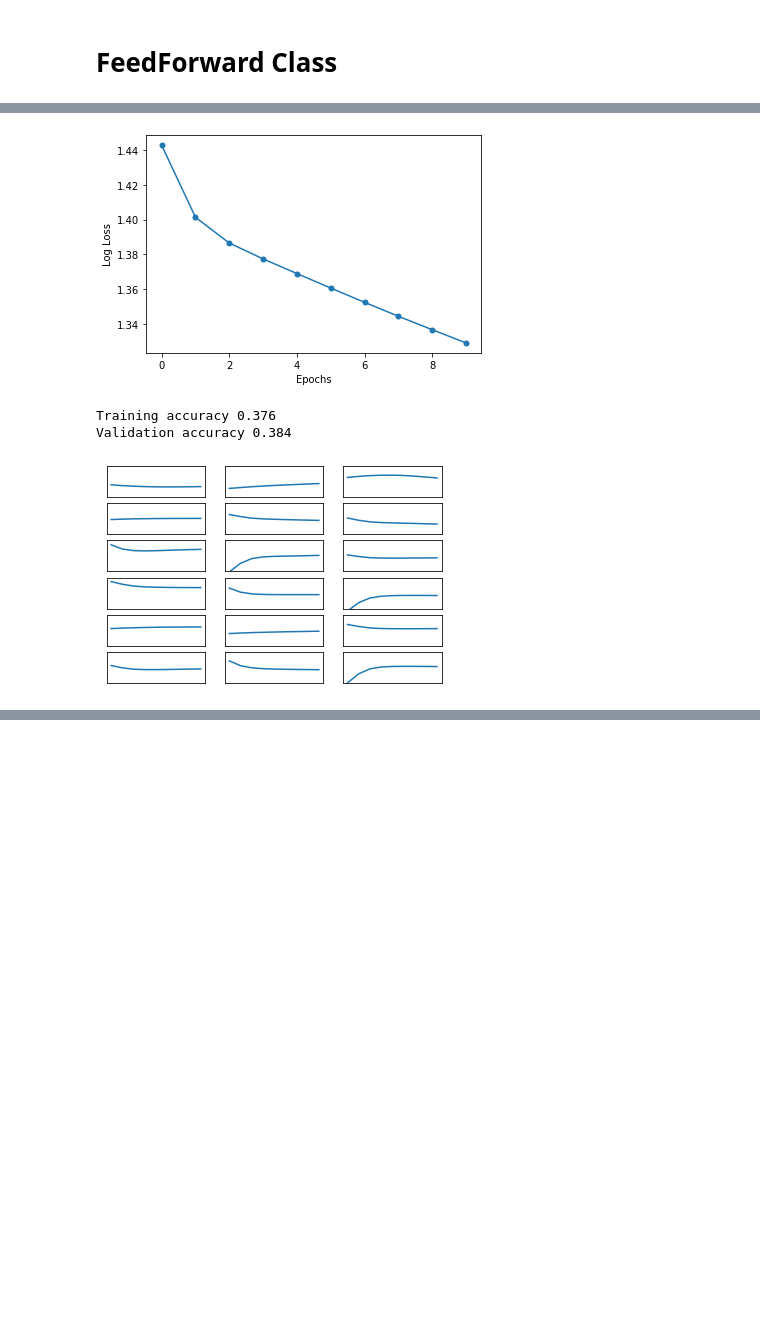
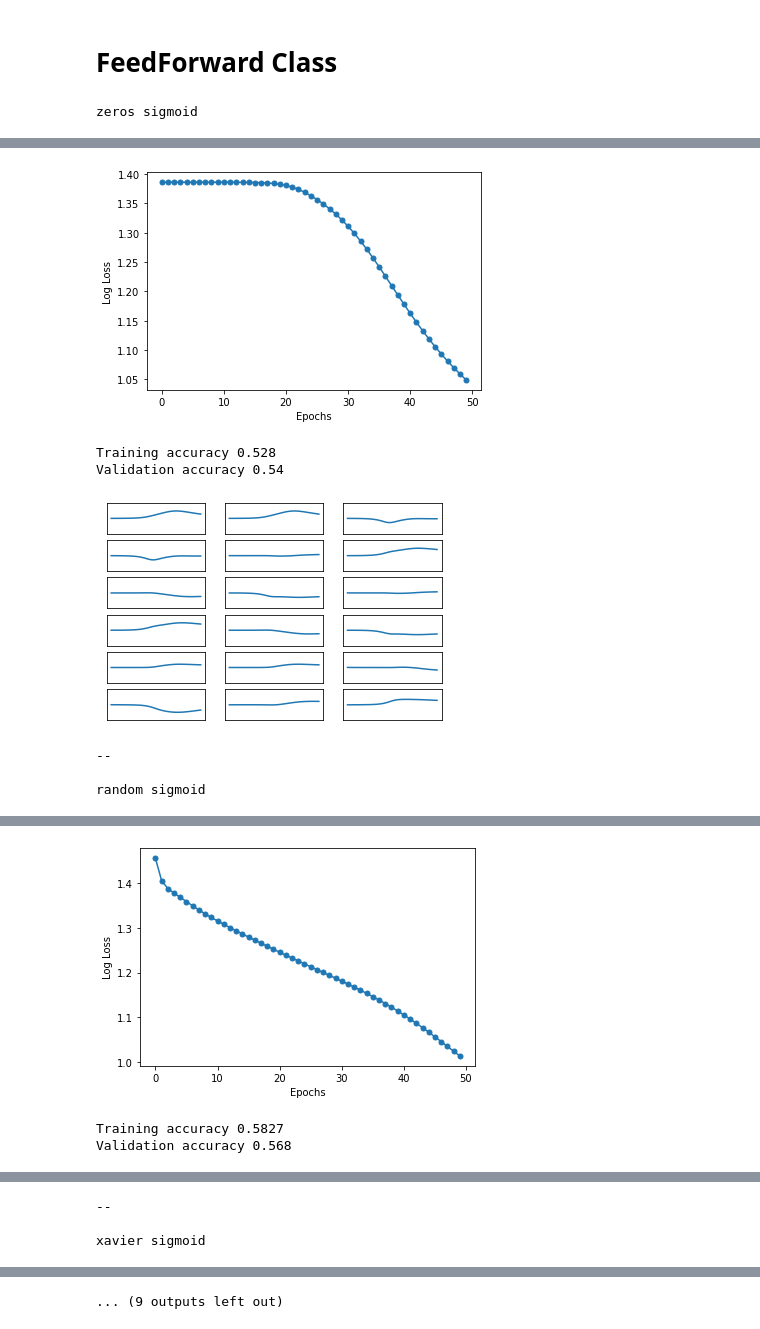
Before and after one commit to aborundiya/NeuralNetwork, a Jupyter notebook: ActivationFunctionsAndInitialization.ipynb, the cells around one changed output, grey strips where cells are left out. Saved outputs shown, nothing was run; the diff lists cells and outputs as text; code cells hidden in the pictures; blank space fills up the shorter version.

```diff
--- a/ActivationFunctionsAndInitialization.ipynb
+++ b/ActivationFunctionsAndInitialization.ipynb
@@ -65,8 +65,8 @@ class FeedForward:
         self.params['B'+str(i)] = np.random.randn(1,self.layer_sizes[i])
     elif init_method == 'zeros':
       for i in range(1, self.num_layers + 1):
-        self.params['W' + str(i)] = np.zeros(self.layer_sizes[i-1],self.layer_sizes[i])
-        self.params['B' + str(i)] = np.zeros(1,self.layer_sizes[i])
+        self.params['W' + str(i)] = np.zeros((self.layer_sizes[i-1],self.layer_sizes[i]))
+        self.params['B' + str(i)] = np.zeros((1,self.layer_sizes[i]))
     elif init_method =='xavier':
       for i in range(1, self.num_layers +1 ):
         self.params['W'+ str(i)] = np.random.randn(self.layer_sizes[i-1],self.layer_sizes[i]) * np.sqrt(1 / self.layer_sizes[i-1])
@@ -105,7 +105,7 @@ class FeedForward:
     elif self.activation_function =="relu":
       return 1.0 * ( X > 0)
     elif self.activation_function =="leaky_relu":
-      d = np.zero_like(X)
+      d = np.zeros_like(X)
       d[X<=0] = self.leaky_slope
       d[X>0] = 1
       return d
@@ -257,12 +257,20 @@ def post_process(scatter_plot = False , gradient_plot = True, plot_scale = 0.1):
         plt.xticks([])
       plt.show()
 # %%
-model = FeedForward(activation_function = 'sigmoid', init_method ='xavier')
-model.fit(X_train, Y_OH_train, epochs = 10, eta = 1 , algo = 'GD', display_loss = True)
-post_process()
+for init_method in [ "zeros","random","xavier", "he"]:
+  for activation in ["sigmoid"]:
+    print (init_method, activation)
+    model = FeedForward(activation_function = activation, init_method = init_method)
+    model.fit(X_train, Y_OH_train, epochs = 50, eta = 1 , algo = 'GD', display_loss = True)
+    post_process()
+    print("\n--\n")
 # %% [output]
+zeros sigmoid
 [interactive output not drawn]
-[figure, old version]
+[figure, new version]
-Training accuracy 0.376
-Validation accuracy 0.384
+Training accuracy 0.528
+Validation accuracy 0.54
-[figure, old version]
+[figure, new version]
+--
+
+random sigmoid
@@ -268,0 +278,3 @@ Validation accuracy 0.384
+[figure, added]
+Training accuracy 0.5827
+Validation accuracy 0.568
@@ -268,0 +282,3 @@ Validation accuracy 0.384
+--
+
+xavier sigmoid
@@ -268,0 +286 @@ Validation accuracy 0.384
+... (9 outputs left out)
```
Also changed, not shown: parts of 4 cells of this notebook.
